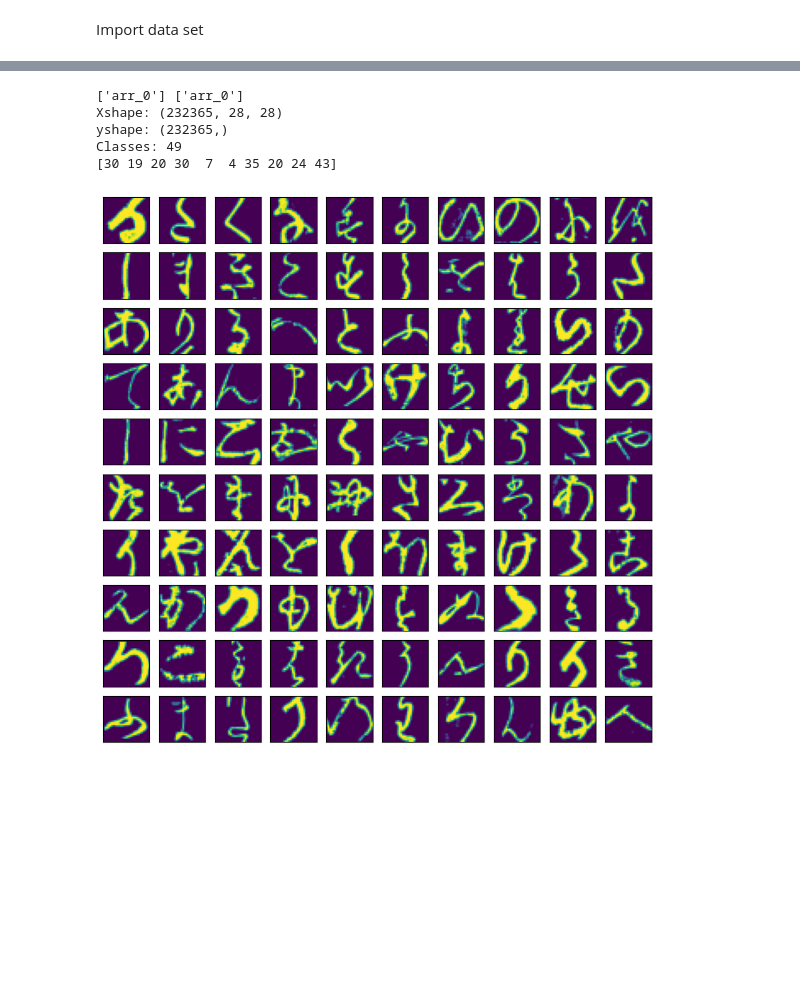
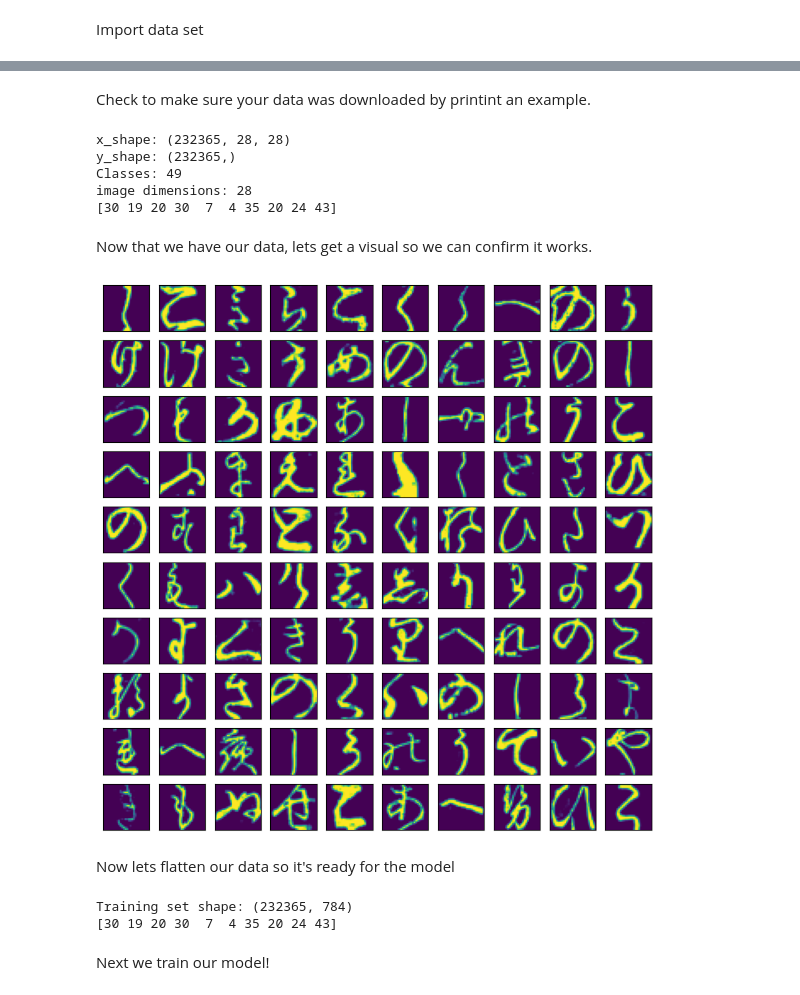
Before and after one commit to C25Hana-Hill/Final_Project_495, a Jupyter notebook: Hana's 495 Final.ipynb, the cells around one changed output, grey strips where cells are left out. Drawn from its saved outputs; the diff is of its cells as text; code cells hidden in the pictures; blank space fills up the shorter version.

Commit message:
Check point 2

```diff
--- a/Hana's 495 Final.ipynb
+++ b/Hana's 495 Final.ipynb
@@ -16,45 +102,68 @@ Import data set
+# %% [markdown]
+Check to make sure your data was downloaded by printint an example.
+# %%
+#the arr_0 is the key to access the first array
+x_train = training_binary["arr_0"]
+y_train = label_binary["arr_0"]
+
+#shape gives us dimentions or how much is in the arrays
+print("x_shape:", x_train.shape)
+print("y_shape:", y_train.shape)
+
+#class gives us number of unique possible outputs
+num_class = len(np.unique(y_train))
+print("Classes:", num_class)
+
+
+img_dim = x_train.shape[1]
+print("image dimensions:", img_dim)
+
+
+#prints the first 10 elements of y_train, insight of labels.
+print(y_train[0:10])
+# %% [output]
+x_shape: (232365, 28, 28)
+y_shape: (232365,)
+Classes: 49
+image dimensions: 28
+[30 19 20 30  7  4 35 20 24 43]
+# %% [markdown]
+Now that we have our data, lets get a visual so we can confirm it works.
 # %%
-
-training_binary = np.load("C:/Users/C25Hana.Hill/495/495/Final_Project_495/k49-train-imgs.npz")
-
-label_binary = np.load("C:/Users/C25Hana.Hill/495/495/Final_Project_495/k49-train-labels.npz")
-print(training_binary.files, label_binary.files)
-
-
-
-
-Xtrain = training_binary["arr_0"]
-ytrain = label_binary["arr_0"]
-print("Xshape:", Xtrain.shape)
-print("yshape:", ytrain.shape)
-num_class = len(np.unique(ytrain))
-print("Classes:", num_class)
-img_dim = Xtrain.shape[1]
-print(ytrain[0:10])
-
-
-
-
 def showRandom100Examples(X, y, imgdim=28):
     # Generate 100 random indices
     random_idx = np.random.randint(0, X.shape[0], 100)
     random_set = X[random_idx]
     random_set = random_set.reshape(10, 10, imgdim, imgdim)
     # Create 10x10 grid
     fig, ax = plt.subplots(10, 10, figsize=(10, 10))
     for i in range(random_set.shape[0]):
         for j in range(random_set.shape[1]):
             example = random_set[i, j]
             ax[i, j].imshow(example)
             ax[i, j].set_xticks([])
             ax[i, j].set_yticks([])
     plt.show()
 
-showRandom100Examples(Xtrain, 0)
+showRandom100Examples(x_train, 0)
 # %% [output]
-['arr_0'] ['arr_0']
-Xshape: (232365, 28, 28)
-yshape: (232365,)
-Classes: 49
-[30 19 20 30  7  4 35 20 24 43]
-[figure, old version]
+[figure, new version]
+# %% [markdown]
+Now lets flatten our data so it's ready for the model
+# %%
+x_train = x_train.reshape(-1, 28*28)
+print("Training set shape:", x_train.shape)
+
+scaler = StandardScaler()
+scaler.fit(x_train)
+Xtrain = scaler.transform(x_train)
+
+ecd = OneHotEncoder()
+ecd.fit(y_train.reshape(-1, 1))
+ytrain = ecd.transform(y_train.reshape(-1, 1)).toarray()
+print(y_train[0:10])
+# %% [output]
+Training set shape: (232365, 784)
+[30 19 20 30  7  4 35 20 24 43]
+# %% [markdown]
+Next we train our model!
```
Also changed, not shown: parts of 8 cells of this notebook.
